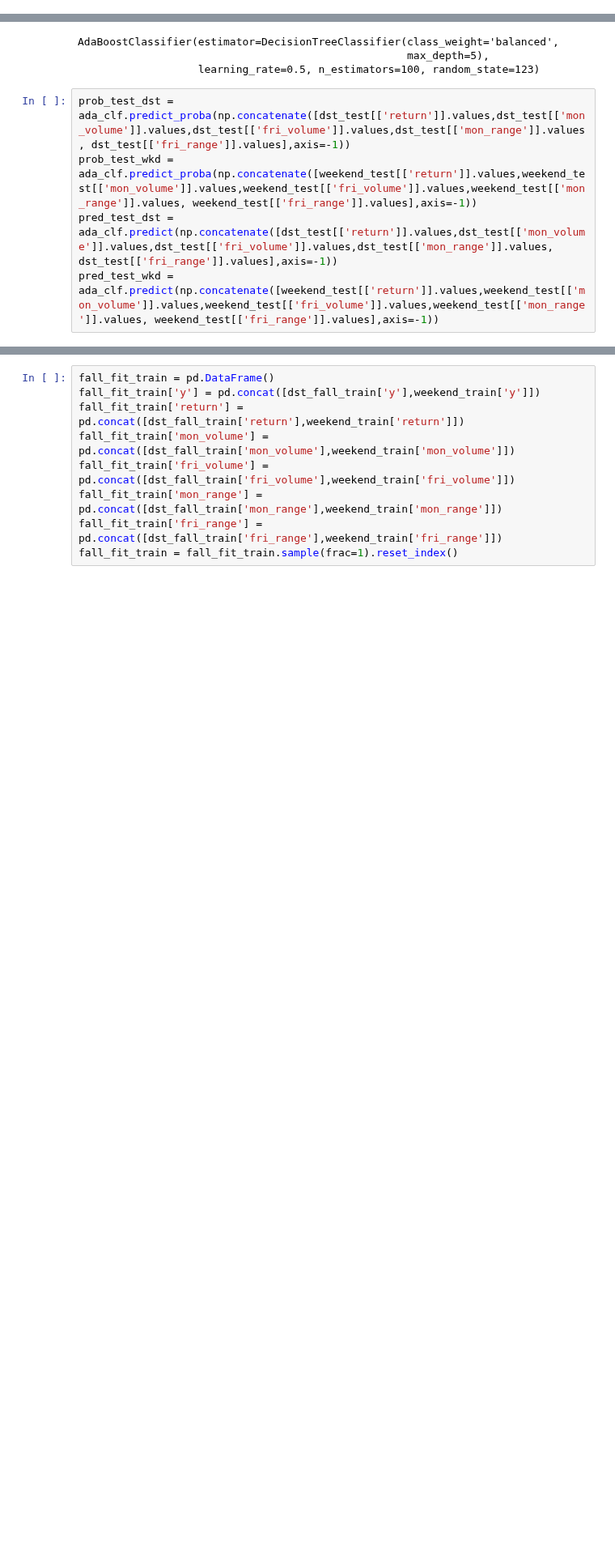
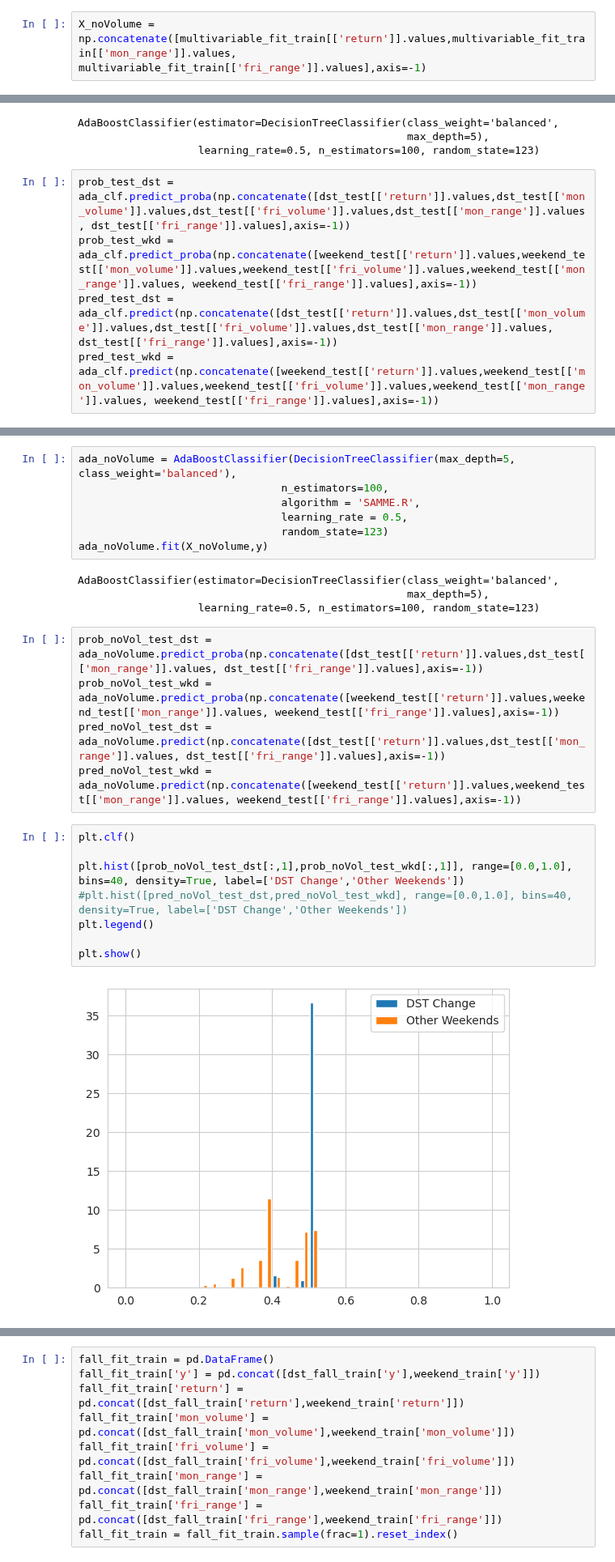
Before and after one commit to ghuckabe/DSTMarketAnalysis, a Jupyter notebook: ADABoost_Finance.ipynb, the cells around one changed output, grey strips where cells are left out. Shown at 81% size. Saved outputs shown, nothing was run; the diff lists cells and outputs as text; blank space fills up the shorter version.

```diff
--- a/ADABoost_Finance.ipynb
+++ b/ADABoost_Finance.ipynb
@@ -69,6 +69,8 @@ y = multivariable_fit_train['y'].values
 X.shape
 # %% [output]
 (431339, 5)
+# %%
+X_noVolume = np.concatenate([multivariable_fit_train[['return']].values,multivariable_fit_train[['mon_range']].values, multivariable_fit_train[['fri_range']].values],axis=-1)
 # %%
 multivariable_fit_test = pd.DataFrame()
 multivariable_fit_test['y'] = pd.concat([dst_test['y'],weekend_test['y']])
@@ -125,0 +128,26 @@ Non-DST Accuracy:  40.04163640764948 %
+# %%
+ada_noVolume = AdaBoostClassifier(DecisionTreeClassifier(max_depth=5, class_weight='balanced'),
+                                n_estimators=100,
+                                algorithm = 'SAMME.R',
+                                learning_rate = 0.5,
+                                random_state=123)
+ada_noVolume.fit(X_noVolume,y)
+# %% [output]
+AdaBoostClassifier(estimator=DecisionTreeClassifier(class_weight='balanced',
+                                                    max_depth=5),
+                   learning_rate=0.5, n_estimators=100, random_state=123)
+# %%
+prob_noVol_test_dst = ada_noVolume.predict_proba(np.concatenate([dst_test[['return']].values,dst_test[['mon_range']].values, dst_test[['fri_range']].values],axis=-1))
+prob_noVol_test_wkd = ada_noVolume.predict_proba(np.concatenate([weekend_test[['return']].values,weekend_test[['mon_range']].values, weekend_test[['fri_range']].values],axis=-1))
+pred_noVol_test_dst = ada_noVolume.predict(np.concatenate([dst_test[['return']].values,dst_test[['mon_range']].values, dst_test[['fri_range']].values],axis=-1))
+pred_noVol_test_wkd = ada_noVolume.predict(np.concatenate([weekend_test[['return']].values,weekend_test[['mon_range']].values, weekend_test[['fri_range']].values],axis=-1))
+# %%
+plt.clf()
+
+plt.hist([prob_noVol_test_dst[:,1],prob_noVol_test_wkd[:,1]], range=[0.0,1.0], bins=40, density=True, label=['DST Change','Other Weekends'])
+#plt.hist([pred_noVol_test_dst,pred_noVol_test_wkd], range=[0.0,1.0], bins=40, density=True, label=['DST Change','Other Weekends'])
+plt.legend()
+
+plt.show()
+# %% [output]
+[figure, added]
```
Also changed, not shown: parts of 18 cells of this notebook, 3 other files.
